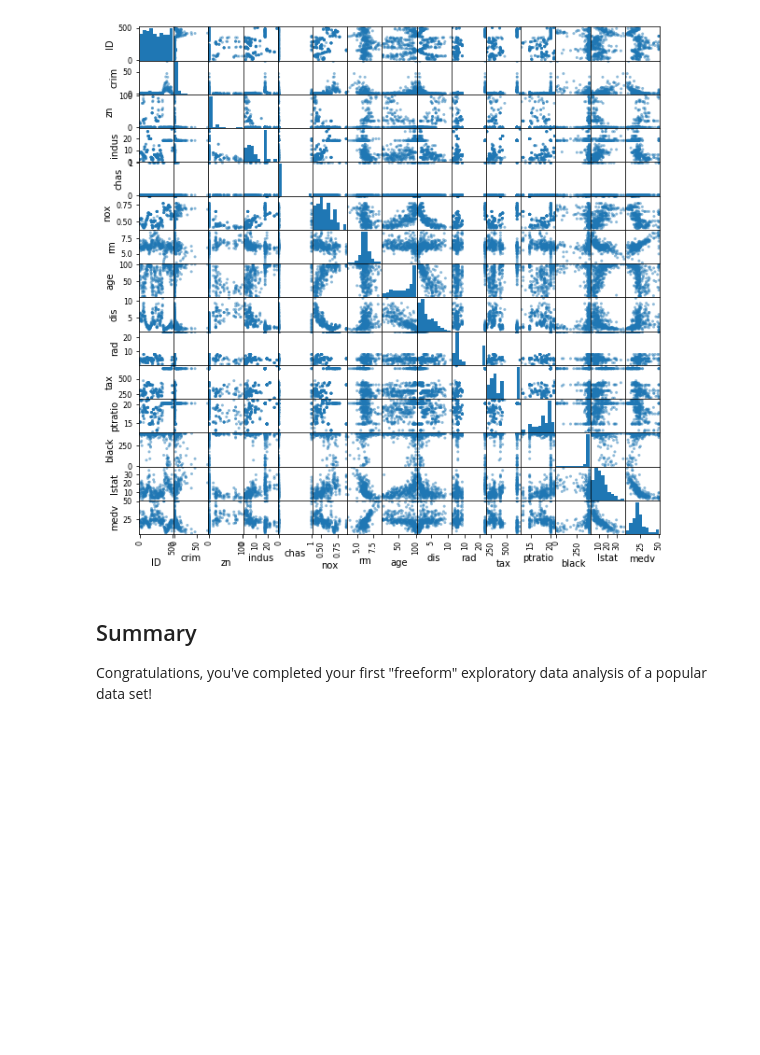
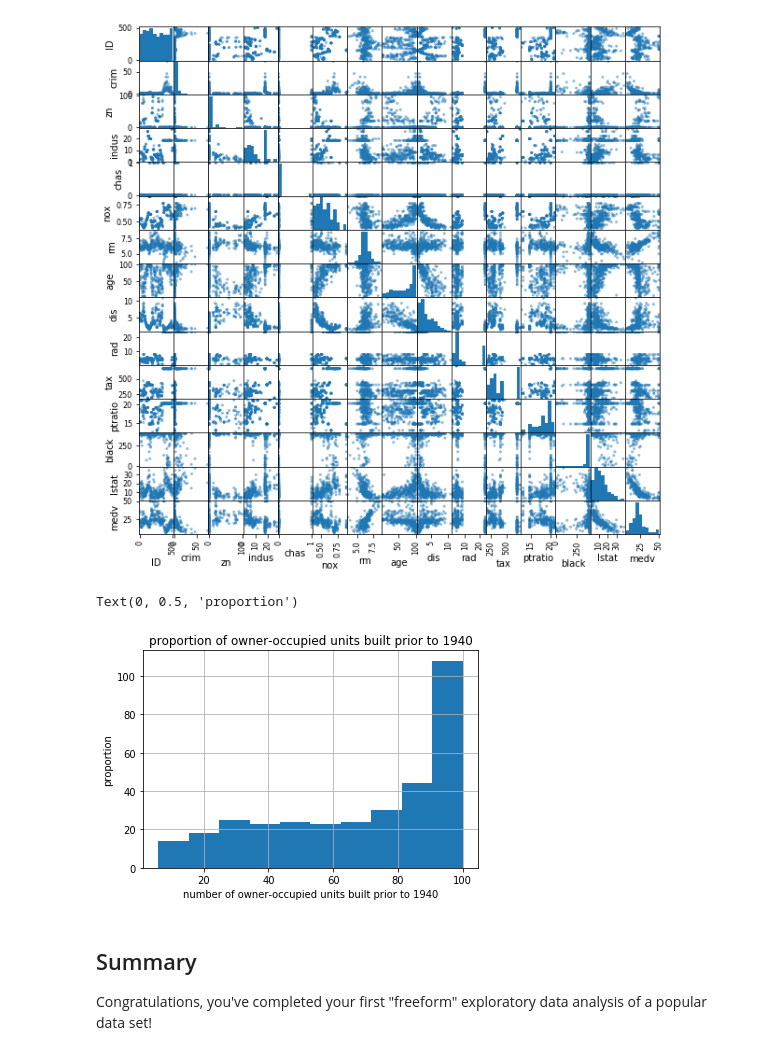
Before and after one commit to Rimab55/dsc-1-03-16-eda-with-pandas-using-the-boston-housing-data-lab-nyc-ds-career-012819, a Jupyter notebook: index.ipynb, the cells around one changed output. Drawn from its saved outputs; the diff is of its cells as text; code cells hidden in the pictures; blank space fills up the shorter version.

```diff
--- a/index.ipynb
+++ b/index.ipynb
@@ -107,12 +107,11 @@ pd.plotting.scatter_matrix(df, figsize=(10,10));
 # %%
 import pandas as pd
 import matplotlib.pyplot as plt
 import seaborn as sns
 %matplotlib inline
-df.age.hist()
-plt.title('proportion of owner-occupied units built prior to 1940')
-plt.xlabel('number of owner-occupied units built prior to 1940')
-plt.ylabel('proportion')
+# %% [output]
+Text(0, 0.5, 'proportion')
+[figure, added]
 # %% [markdown]
 ## Summary
 
```
